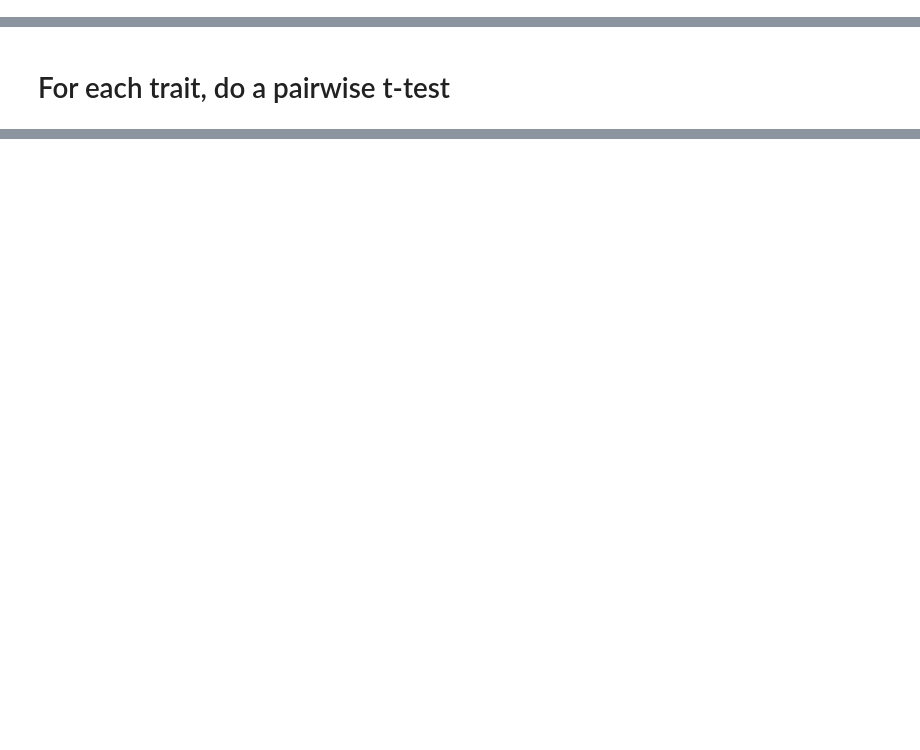
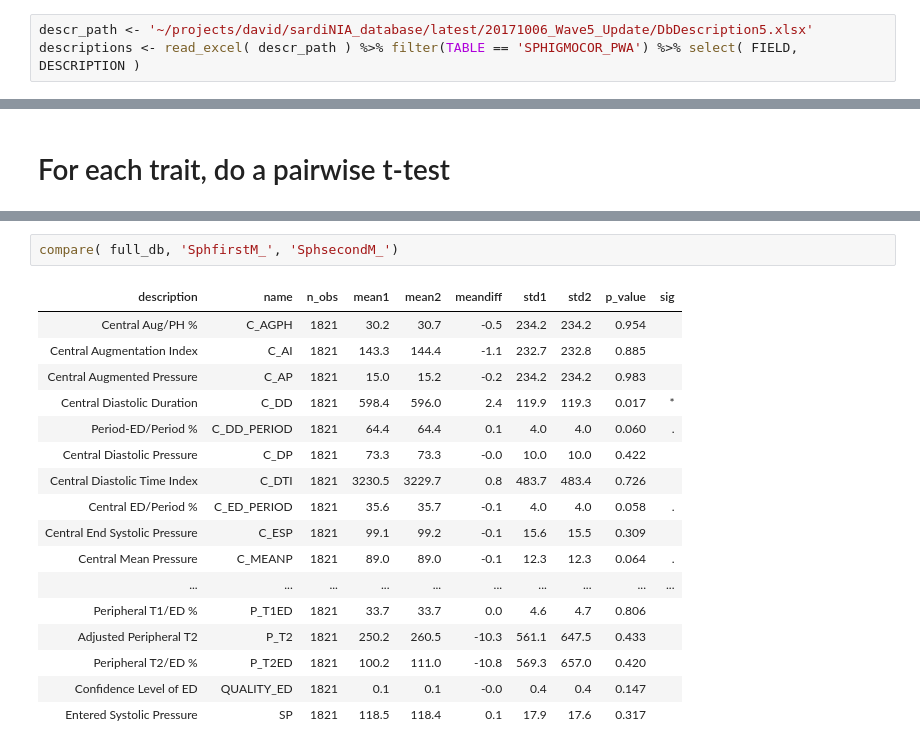
Before and after one commit to colettace/DataAnalyses, a Jupyter notebook: statistics/Coletta_ST765_DAP1.ipynb, the cells around one changed output, grey strips where cells are left out. Cells and saved outputs as stored; diff of their text form; blank space fills up the shorter version.

Commit message:
adding comparisons and descriptions

```diff
--- a/statistics/Coletta_ST765_DAP1.ipynb
+++ b/statistics/Coletta_ST765_DAP1.ipynb
@@ -97,0 +114,3 @@ intersection
+# %%
+descr_path <- '~/projects/david/sardiNIA_database/latest/20171006_Wave5_Update/DbDescription5.xlsx'
+descriptions <- read_excel( descr_path ) %>% filter(TABLE == 'SPHIGMOCOR_PWA') %>% select( FIELD, DESCRIPTION )
@@ -162,0 +194,20 @@ results
+# %%
+compare( full_db, 'SphfirstM_', 'SphsecondM_')
+# %% [output]
+| description | name | n_obs | mean1 | mean2 | meandiff | std1 | std2 | p_value | sig |
+| Central Aug/PH % | C_AGPH | 1821 | 30.2 | 30.7 | -0.5 | 234.2 | 234.2 | 0.954 |  |
+| Central Augmentation Index | C_AI | 1821 | 143.3 | 144.4 | -1.1 | 232.7 | 232.8 | 0.885 |  |
+| Central Augmented Pressure | C_AP | 1821 | 15.0 | 15.2 | -0.2 | 234.2 | 234.2 | 0.983 |  |
+| Central Diastolic Duration | C_DD | 1821 | 598.4 | 596.0 | 2.4 | 119.9 | 119.3 | 0.017 | * |
+| Period-ED/Period % | C_DD_PERIOD | 1821 | 64.4 | 64.4 | 0.1 | 4.0 | 4.0 | 0.060 | . |
+| Central Diastolic Pressure | C_DP | 1821 | 73.3 | 73.3 | -0.0 | 10.0 | 10.0 | 0.422 |  |
+| Central Diastolic Time Index | C_DTI | 1821 | 3230.5 | 3229.7 | 0.8 | 483.7 | 483.4 | 0.726 |  |
+| Central ED/Period % | C_ED_PERIOD | 1821 | 35.6 | 35.7 | -0.1 | 4.0 | 4.0 | 0.058 | . |
+| Central End Systolic Pressure | C_ESP | 1821 | 99.1 | 99.2 | -0.1 | 15.6 | 15.5 | 0.309 |  |
+| Central Mean Pressure | C_MEANP | 1821 | 89.0 | 89.0 | -0.1 | 12.3 | 12.3 | 0.064 | . |
+| ... | ... | ... | ... | ... | ... | ... | ... | ... | ... |
+| Peripheral T1/ED % | P_T1ED | 1821 | 33.7 | 33.7 | 0.0 | 4.6 | 4.7 | 0.806 |  |
+| Adjusted Peripheral T2 | P_T2 | 1821 | 250.2 | 260.5 | -10.3 | 561.1 | 647.5 | 0.433 |  |
+| Peripheral T2/ED % | P_T2ED | 1821 | 100.2 | 111.0 | -10.8 | 569.3 | 657.0 | 0.420 |  |
+| Confidence Level of ED | QUALITY_ED | 1821 | 0.1 | 0.1 | -0.0 | 0.4 | 0.4 | 0.147 |  |
+| Entered Systolic Pressure | SP | 1821 | 118.5 | 118.4 | 0.1 | 17.9 | 17.6 | 0.317 |  |
```
Also changed, not shown: parts of 15 cells of this notebook.
